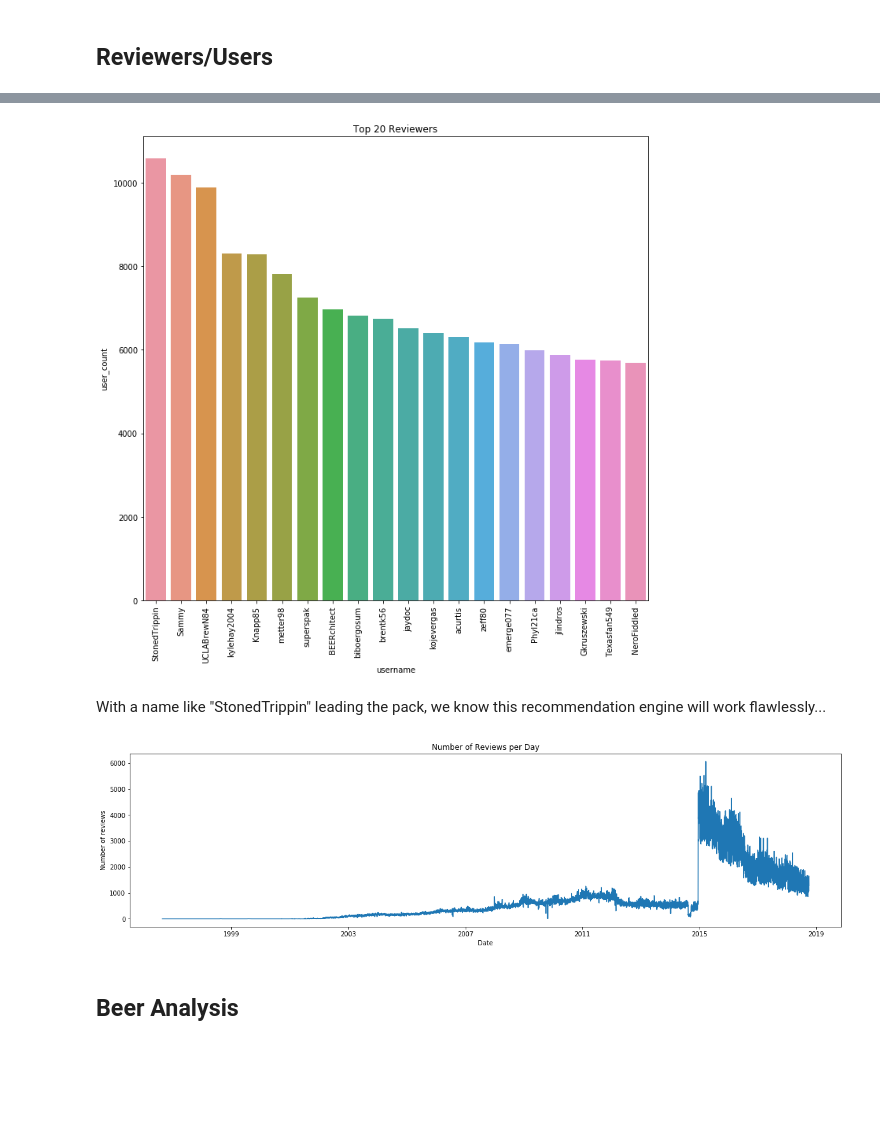
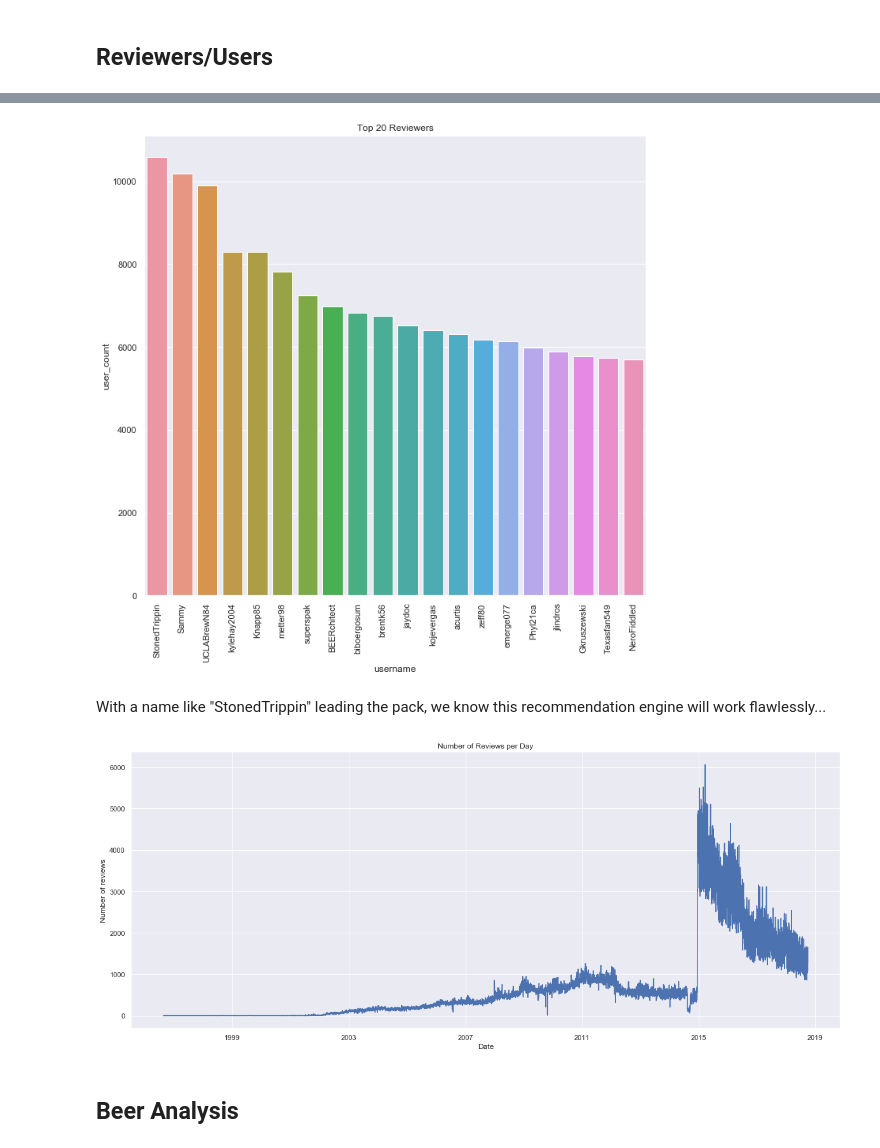
Before and after one commit to kylemcq13/Beer, a Jupyter notebook: Final Capstone - Beer EDA.ipynb, the cells around one changed output, grey strips where cells are left out. Drawn from its saved outputs; the diff is of its cells as text; code cells hidden in the pictures; blank space fills up the shorter version.

```diff
--- a/Final Capstone - Beer EDA.ipynb
+++ b/Final Capstone - Beer EDA.ipynb
@@ -291,0 +306,13 @@ reviews.head()
+# %%
+#create column containing average review score left by each user
+reviews['avg_score'] = reviews['score'].groupby(reviews['username']).transform('mean')
+# %%
+#create variable with dropped duplicates of usernames, ie, each row will be a unique username
+reviews_v2 = reviews.drop_duplicates('username')
+
+#build a scatterplot representing each user's average score vs review count
+plt.figure(figsize=(15,7))
+sns.set()
+ax = sns.scatterplot(x='user_count', y='avg_score', data=reviews_v2)
+ax.set(ylim=(0.5, 5.5))
+plt.title('User Review Plot')
@@ -321,7 +355,7 @@ plt.xticks(rotation=90)
 plt.tight_layout()
 plt.show()
 # %% [output]
-[figure, old version]
+[figure, new version]
 # %% [markdown]
 With a name like "StonedTrippin" leading the pack, we know this recommendation engine will work flawlessly...
 # %%
@@ -333,13 +367,13 @@ group_by_date = reviews[['date']].groupby(reviews['date'].dt.date).agg(['count']
 # %%
 #plot reviews per day
-plt.figure(figsize = (20, 5))
+plt.figure(figsize = (20, 8))
 plt.plot(group_by_date)
 plt.xlabel('Date')
 plt.ylabel('Number of reviews')
 plt.title('Number of Reviews per Day')
 plt.show()
 # %% [output]
-[figure, old version]
+[figure, new version]
 # %% [markdown]
 ## Beer Analysis
 # %%
```
Also changed, not shown: parts of 45 cells of this notebook.
